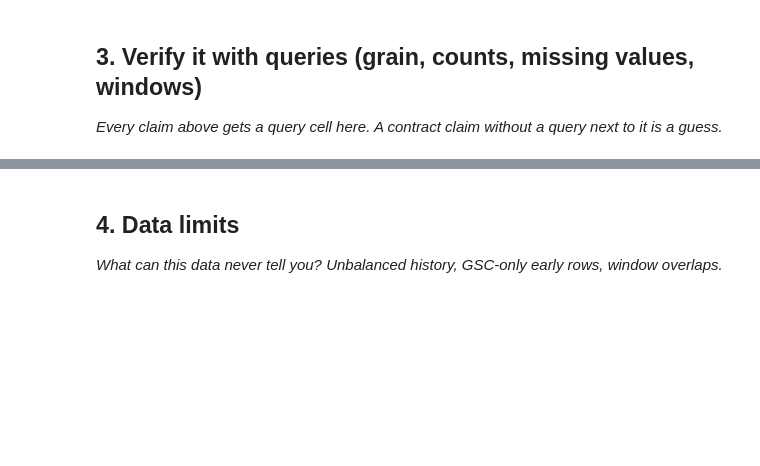
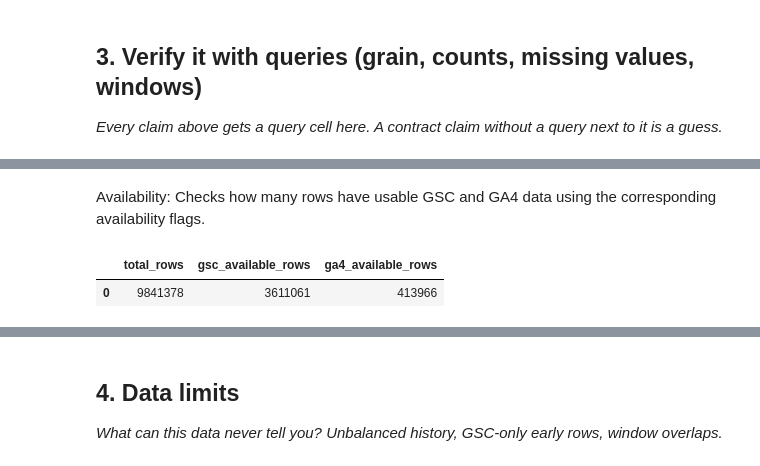
Before and after one commit to hassan9039/intern1, a Jupyter notebook: work/notebooks/w03_data_contract.ipynb, the cells around one changed output, grey strips where cells are left out. Saved outputs shown, nothing was run; the diff lists cells and outputs as text; code cells hidden in the pictures; blank space fills up the shorter version.

```diff
--- a/work/notebooks/w03_data_contract.ipynb
+++ b/work/notebooks/w03_data_contract.ipynb
@@ -29,0 +150,13 @@ This skeleton is yours to fill. Work the sections **in order** — each one has
+# %% [markdown]
+Availability: Checks how many rows have usable GSC and GA4 data using the corresponding availability flags.
+# %%
+con.sql(f"""
+SELECT
+    COUNT(*) AS total_rows,
+    COUNT(*) FILTER (WHERE gsc_data_available IS TRUE) AS gsc_available_rows,
+    COUNT(*) FILTER (WHERE ga4_data_available IS TRUE) AS ga4_available_rows
+FROM {REL}
+""").df()
+# %% [output]
+|  | total_rows | gsc_available_rows | ga4_available_rows |
+| 0 | 9841378 | 3611061 | 413966 |
```
Also changed, not shown: parts of 18 cells of this notebook.
